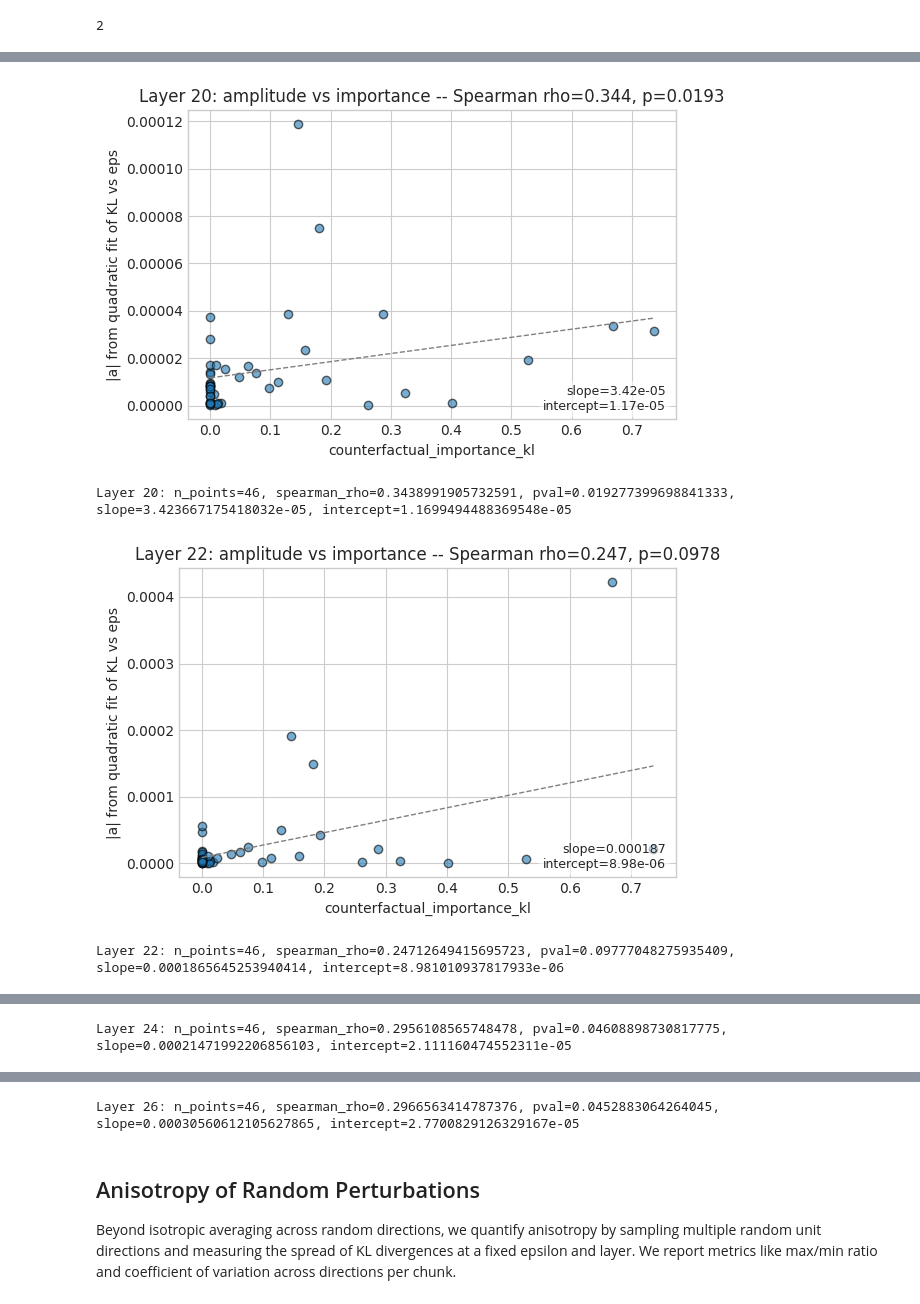
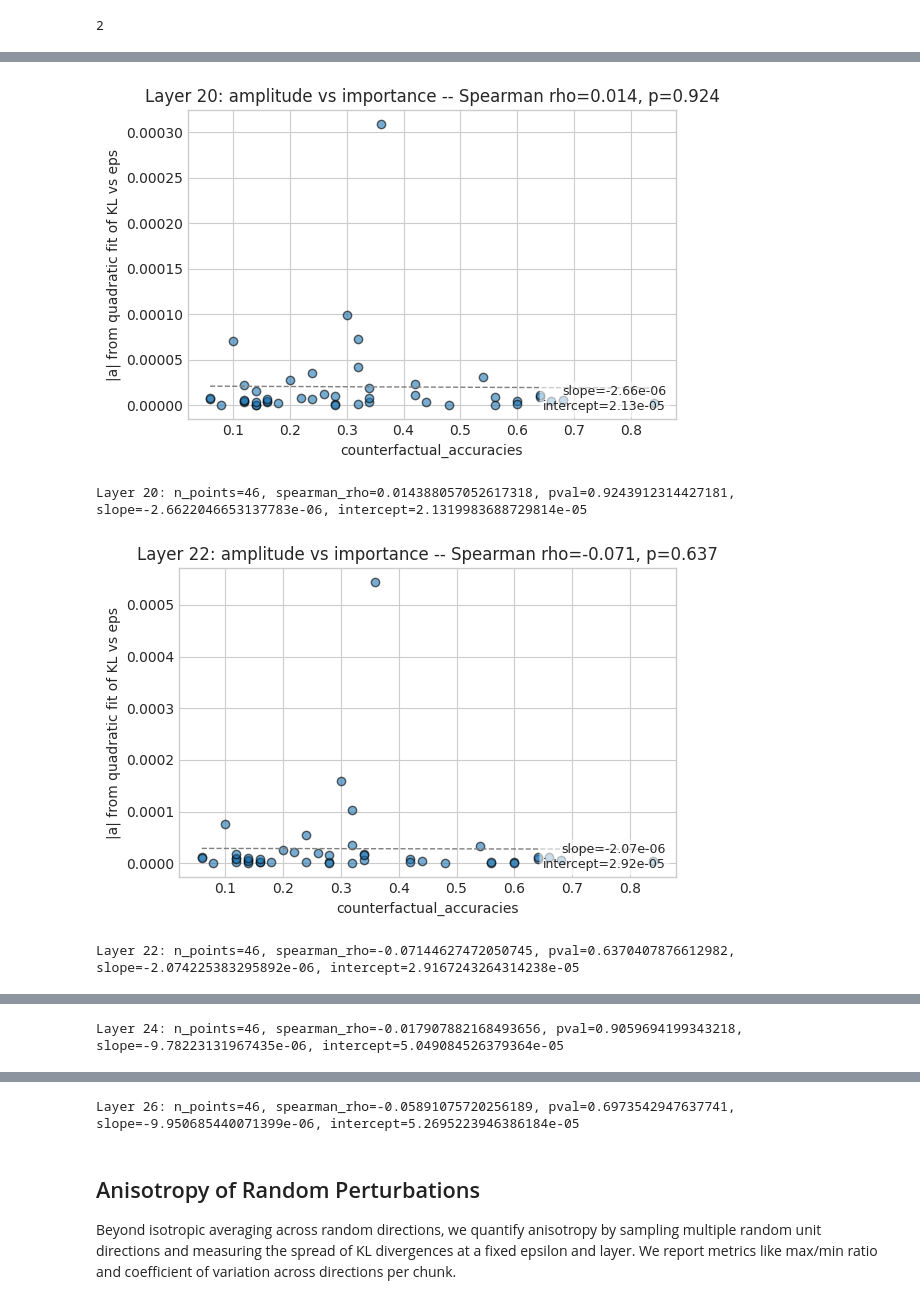
Before and after one commit to cutterdawes/SteeringThoughtAnchors, a Jupyter notebook: notebooks/experiment_3aii_anchor_perturbation.ipynb, the cells around one changed output, grey strips where cells are left out. Cells and saved outputs as stored; diff of their text form; code cells hidden in the pictures.

```diff
--- a/notebooks/experiment_3aii_anchor_perturbation.ipynb
+++ b/notebooks/experiment_3aii_anchor_perturbation.ipynb
@@ -258,7 +258,7 @@ for ex_idx, ex in enumerate(examples, start=1):
         chunks = [p.strip() for p in re.split(r'(?<=[\.!\?])\s+|\n\n+', cot_text) if p.strip()]
     if not chunks:
         continue
-    cf_importance = ex.get('counterfactual_importance_kl', [0.0]*len(chunks))
+    cf_importance = ex.get('counterfactual_accuracies', [0.0]*len(chunks))
 
     for chunk_idx, chunk_text in enumerate(chunks):
         # Build prefix and align spans
@@ -388,5 +388,5 @@ plt.show()
 # %%
-# Plot per-chunk KL vs epsilon, color-coded by counterfactual_importance_kl
+# Plot per-chunk KL vs epsilon, color-coded by counterfactual_accuracies
 import numpy as np
 import matplotlib.pyplot as plt
 from matplotlib.cm import viridis
@@ -409,7 +409,7 @@ for L in selected_layers:
     sm = plt.cm.ScalarMappable(cmap='viridis', norm=norm)
     sm.set_array([])
     cbar = plt.colorbar(sm, ax=ax, pad=0.02)
-    cbar.set_label('counterfactual_importance_kl')
+    cbar.set_label('counterfactual_accuracies')
     ax.set_xlabel('epsilon (× RMS)')
     ax.set_ylabel('KL(perturbed || base) over chunk')
     ax.set_title(f'Per-chunk KL vs epsilon at layer {L}')
@@ -422,5 +422,5 @@ for L in selected_layers:
 # %%
-# Fit each KL curve (y vs eps) to a quadratic and plot amplitude vs counterfactual_importance_kl
+# Fit each KL curve (y vs eps) to a quadratic and plot amplitude vs counterfactual_accuracies
 import numpy as np
 import matplotlib.pyplot as plt
 from matplotlib.cm import viridis
@@ -479,35 +479,35 @@ for L in selected_layers:
             ranks[order] = np.arange(len(arr), dtype=float)
             return ranks
         rx = _ranks(x)
         ry = _ranks(y)
         if np.nanstd(rx) == 0 or np.nanstd(ry) == 0:
             rho, pval = np.nan, np.nan
         else:
             rho = float(np.corrcoef(rx, ry)[0,1])
             pval = np.nan
     # Plot amplitude vs importance (no colorbar)
     fig, ax = plt.subplots(figsize=(6,4))
     sc = ax.scatter(x, y, edgecolor='black', alpha=0.6)
-    ax.set_xlabel('counterfactual_importance_kl')
+    ax.set_xlabel('counterfactual_accuracies')
     ax.set_ylabel('|a| from quadratic fit of KL vs eps')
     title = f'Layer {L}: amplitude vs importance -- Spearman rho={np.nan if rho is None else float(rho):.3f}'
     if not np.isnan(pval):
         title += f', p={float(pval):.3g}'
     ax.set_title(title)
     # Optional linear guide for visualization + annotate slope/intercept
     try:
         slope, intercept = np.polyfit(x, y, 1)
         xs = np.linspace(x.min(), x.max(), 100)
         ax.plot(xs, slope*xs + intercept, color='gray', linestyle='--', linewidth=1)
         ax.text(0.98, 0.02, f'slope={slope:.3g}\nintercept={intercept:.3g}', transform=ax.transAxes, ha='right', va='bottom', fontsize=9,
                 bbox=dict(boxstyle='round', facecolor='white', alpha=0.6, edgecolor='none'))
     except Exception:
         slope, intercept = np.nan, np.nan
     plt.tight_layout()
     plt.show()
     print(f'Layer {L}: n_points={len(x)}, spearman_rho={rho}, pval={pval}, slope={slope}, intercept={intercept}')
 # %% [output]
-[figure, old version]
+[figure, new version]
-Layer 20: n_points=46, spearman_rho=0.3438991905732591, pval=0.019277399698841333, slope=3.423667175418032e-05, intercept=1.1699494488369548e-05
+Layer 20: n_points=46, spearman_rho=0.014388057052617318, pval=0.9243912314427181, slope=-2.6622046653137783e-06, intercept=2.1319983688729814e-05
-[figure, old version]
+[figure, new version]
-Layer 22: n_points=46, spearman_rho=0.24712649415695723, pval=0.09777048275935409, slope=0.0001865645253940414, intercept=8.981010937817933e-06
+Layer 22: n_points=46, spearman_rho=-0.07144627472050745, pval=0.6370407876612982, slope=-2.074225383295892e-06, intercept=2.9167243264314238e-05
@@ -515 +515 @@ Layer 22: n_points=46, spearman_rho=0.24712649415695723, pval=0.0977704827593540
-Layer 24: n_points=46, spearman_rho=0.2956108565748478, pval=0.04608898730817775, slope=0.00021471992206856103, intercept=2.111160474552311e-05
+Layer 24: n_points=46, spearman_rho=-0.017907882168493656, pval=0.9059694199343218, slope=-9.78223131967435e-06, intercept=5.049084526379364e-05
@@ -517,4 +517,4 @@ Layer 24: n_points=46, spearman_rho=0.2956108565748478, pval=0.04608898730817775
-Layer 26: n_points=46, spearman_rho=0.2966563414787376, pval=0.0452883064264045, slope=0.00030560612105627865, intercept=2.7700829126329167e-05
+Layer 26: n_points=46, spearman_rho=-0.05891075720256189, pval=0.6973542947637741, slope=-9.950685440071399e-06, intercept=5.2695223946386184e-05
 # %% [markdown]
 ## Anisotropy of Random Perturbations
 
```
Also changed, not shown: parts of 5 cells of this notebook, 2 other files.
